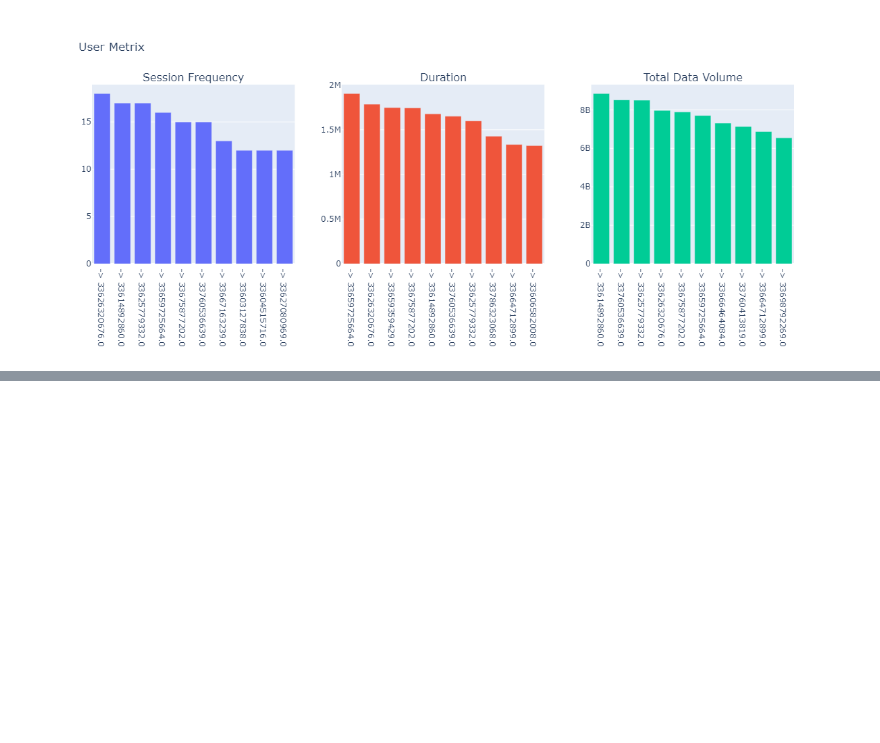
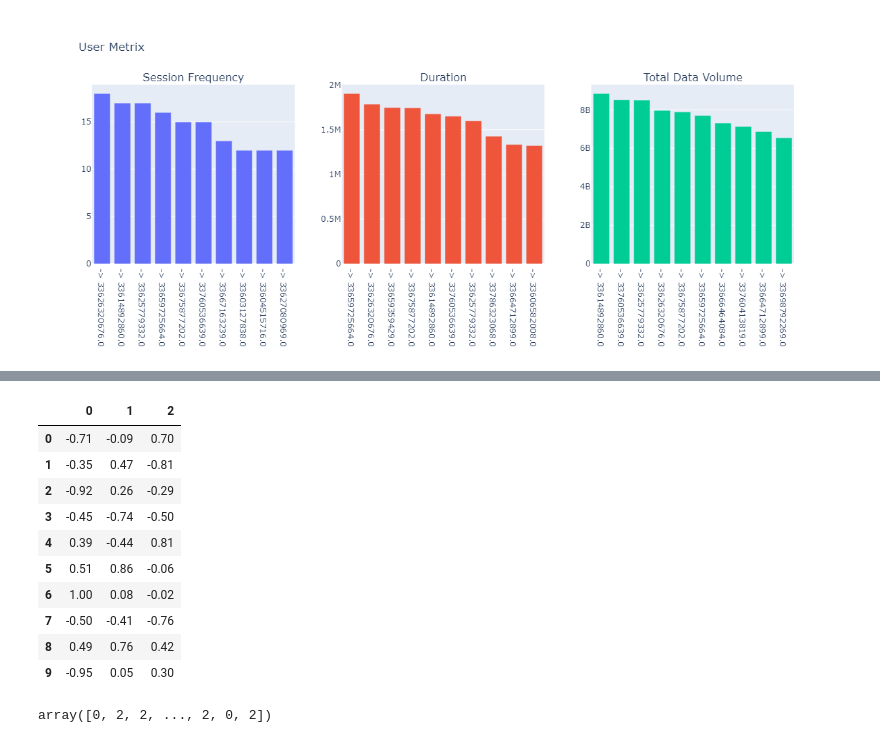
Before and after one commit to yonamg/Telecom-Data-Analysis, a Jupyter notebook: notebook/user_engagement_analysis.ipynb, the cells around one changed output, grey strips where cells are left out. Cells and saved outputs as stored; diff of their text form; code cells hidden in the pictures; blank space fills up the shorter version.

Commit message:
labeling k-means

```diff
--- a/notebook/user_engagement_analysis.ipynb
+++ b/notebook/user_engagement_analysis.ipynb
@@ -117,0 +116,21 @@ normalized_data = normalize(scaled_engage)
+# %%
+normalized_data = normalize(scaled_engage)
+pd.DataFrame(normalized_data).head(10)
+# %% [output]
+|  | 0 | 1 | 2 |
+| 0 | -0.71 | -0.09 | 0.70 |
+| 1 | -0.35 | 0.47 | -0.81 |
+| 2 | -0.92 | 0.26 | -0.29 |
+| 3 | -0.45 | -0.74 | -0.50 |
+| 4 | 0.39 | -0.44 | 0.81 |
+| 5 | 0.51 | 0.86 | -0.06 |
+| 6 | 1.00 | 0.08 | -0.02 |
+| 7 | -0.50 | -0.41 | -0.76 |
+| 8 | 0.49 | 0.76 | 0.42 |
+| 9 | -0.95 | 0.05 | 0.30 |
+# %%
+#Labeling in the k-means
+k_means = KMeans(n_clusters=3, random_state=0).fit(normalized_data)
+k_means.labels_
+# %% [output]
+array([0, 2, 2, ..., 2, 0, 2])
```
Also changed, not shown: parts of 9 cells of this notebook.
